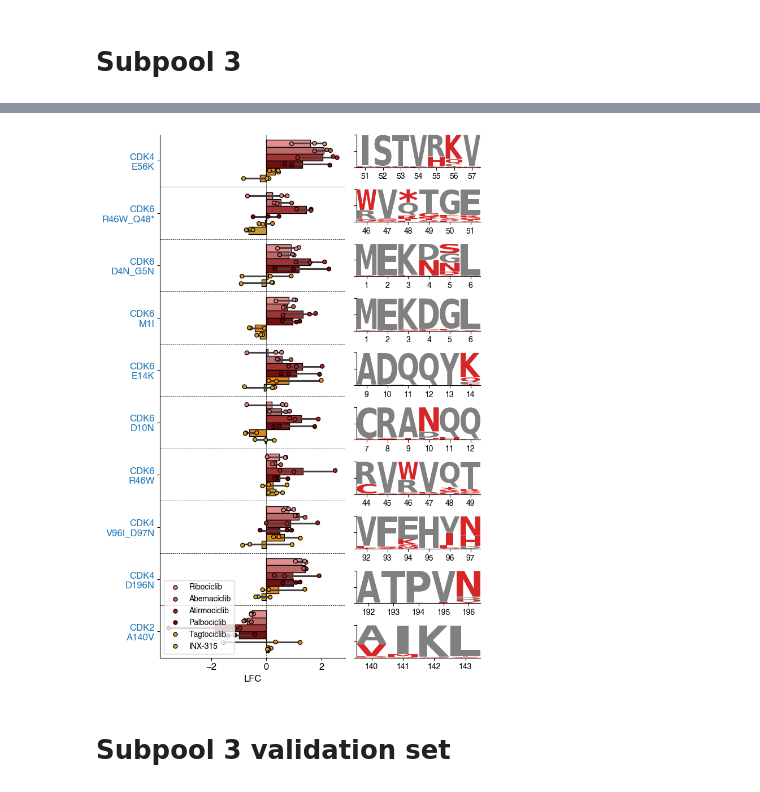
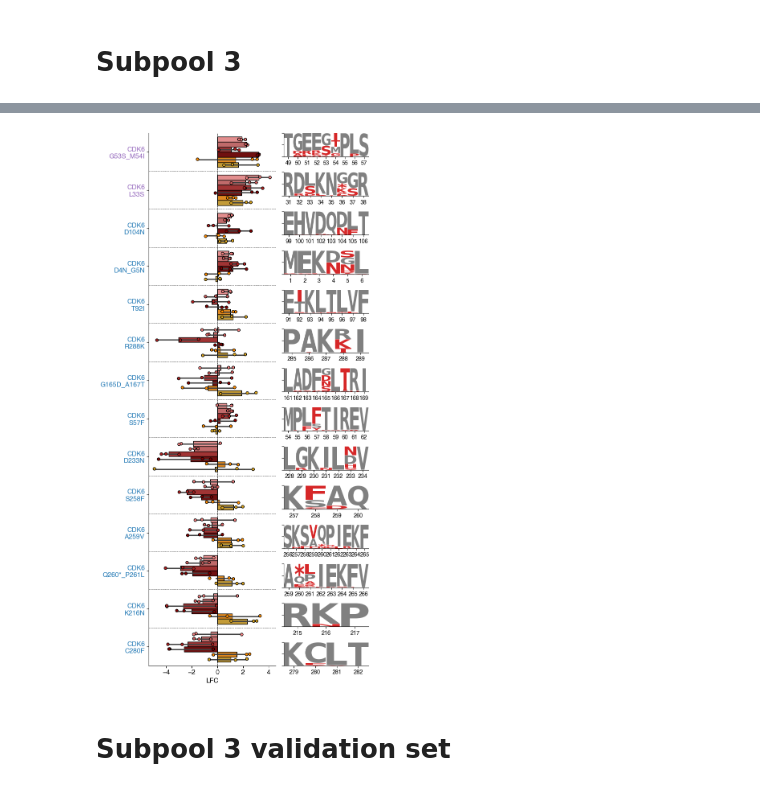
Before and after one commit to samgould2/CDK-BE-mutagenesis, a Jupyter notebook: notebooks/09_analysis_and_viz/logo_plots.ipynb, the cells around one changed output, grey strips where cells are left out. Saved outputs shown, nothing was run; the diff lists cells and outputs as text; code cells hidden in the pictures.

```diff
--- a/notebooks/09_analysis_and_viz/logo_plots.ipynb
+++ b/notebooks/09_analysis_and_viz/logo_plots.ipynb
@@ -1382,0 +1965,18 @@ fig.tight_layout()
+# %%
+data_CBE = pd.read_csv('../../screening_data/03_LFC_FDR_tables/proto_counts/DMSO_base/Compound_mutant_proto_DMSO_base.csv')
+
+
+FDR_cutoff = .5
+condition = 'KB_2000'
+
+data_CBE = data_CBE.rename(columns = {f'LFC_median_CBE_{condition}':f'LFC_median_{condition}', f'FDR_CBE_{condition}': f'FDR_{condition}'})
+
+data_CBE['Editor'] = 'CBE'
+
+data = data_CBE
+
+all_conditions = ['KB_2000', 'KB_4000']
+
+subset = data[(data[f'FDR_{condition}']<FDR_cutoff) & (data['classification']=='targeting') & (data[f'LFC_median_{condition}']>0)].sort_values(by=f'LFC_median_{condition}', ascending=False)
+
+subset['gRNA_id2'] = [f'{val["gRNA_id"]}_{val["Editor"]}' for i, val in subset.iterrows()]
@@ -1389,7 +2195,7 @@ data_CBE = pd.read_csv('../../screening_data/03_LFC_FDR_tables/barcode_counts/DM
 condition = 'ATIRMO'
 condition_a = condition
 
-FDR_cutoff = 0.1
+FDR_cutoff = 0.01
 base_min = 100
 max_WT = 90
 
@@ -1417,5 +2283,7 @@ subset['gRNA_id2'] = [f'{val["gRNA_id"]}_{val["Editor"]}' for i, val in subset.i
 # %%
-topx = subset[:20].reset_index(drop=True)
+#topx = subset[:20].reset_index(drop=True)
+topx = comb_hits[comb_hits['Gene']=='CDK6'].sort_values(by='LFC_median_PALBO', ascending=False)
+subset = topx
 
 conditions = ['RIBO', 'ABEMA', 'ATIRMO', 'PALBO', 'TAGTO', 'INX']
 true_name = ['Ribociclib', 'Abemaciclib', 'Atirmociclib', 'Palbociclib', 'Tagtociclib', 'INX-315']
@@ -1466,9 +2334,9 @@ plot_df = pd.DataFrame(dict(zip(['gRNA_id', 'gRNA_id2', 'Replicate', 'LFC', 'Con
 from matplotlib import gridspec
 
 
-fig = plt.figure(figsize=(7, 10))
+fig = plt.figure(figsize=(7, 14))
 
-num_to_plot = 10
+num_to_plot = 14
 gs = gridspec.GridSpec(num_to_plot, 2, width_ratios=[1.5, 1])
 
 guides = list(subset[:num_to_plot]['gRNA_id2'])
@@ -1490,7 +2358,7 @@ for i, val in enumerate(guides):
     if editors[i]=='ABE':
         merge = SAV_ABE3
         gRNA_id = val[:-4]
-        context_size=0
+        context_size=1
         min_perc = 1
 
         logo_df, min_cod, max_cod, d4, sequence = logo_df_maker(merge, gRNA_id, context_size, min_perc)
@@ -1528,7 +2396,11 @@ for i, val in enumerate(guides):
     elif editors[i]=='CBE':
         merge = SAV_CBE3
         gRNA_id = val[:-4]
-        context_size=0
+        #if i==3:
+        #    context_size=0
+        #else:
+            #context_size=1
+        context_size=1
         min_perc = 1
 
         logo_df, min_cod, max_cod, d4, sequence = logo_df_maker(merge, gRNA_id, context_size, min_perc)
@@ -1559,35 +2431,37 @@ for i, val in enumerate(guides):
 
 
         g = merge.loc[merge['gRNA_id']==gRNA_id, 'Gene'].values[0]
         hg = list(subset2['HGVSp'])[0]
         top_hg.append(f'{g}\n{hg}')
 
 
 
 ax0.set_yticklabels(top_hg)
 
 for i, tick_label in enumerate(ax0.axes.get_yticklabels()):
     if editors[i]=='ABE':
         tick_label.set_color("tab:purple")
     if editors[i]=='CBE':
         tick_label.set_color("tab:blue")
 
 ax0.tick_params(axis='both', which='major', labelsize=12)
 ax0.set_ylabel('')
 ax0.set_xlabel('LFC', fontsize=12)
 
 for i in range(num_to_plot-1):
     ax0.axhline(i+0.5, linestyle='dashed', color='black', linewidth=0.5)
 
 
 ax0.legend(loc='lower left')
+ax0.get_legend().remove()
+
 ax0.axvline(0, linestyle='dashed', color='black', linewidth=0.5)
 ax0.spines[['right', 'top']].set_visible(False)
 fig.tight_layout()
 
-fig.savefig(f'../../figures/{condition_a}_top_vars.pdf', transparent=True)
+fig.savefig(f'../../figures/CDK6_top_vars.pdf', transparent=True)
 # %% [output]
-[figure, old version]
+[figure, new version]
 # %% [markdown]
 # Subpool 3 validation set
 # %%
```
Also changed, not shown: parts of 26 cells of this notebook, 46 other files.
